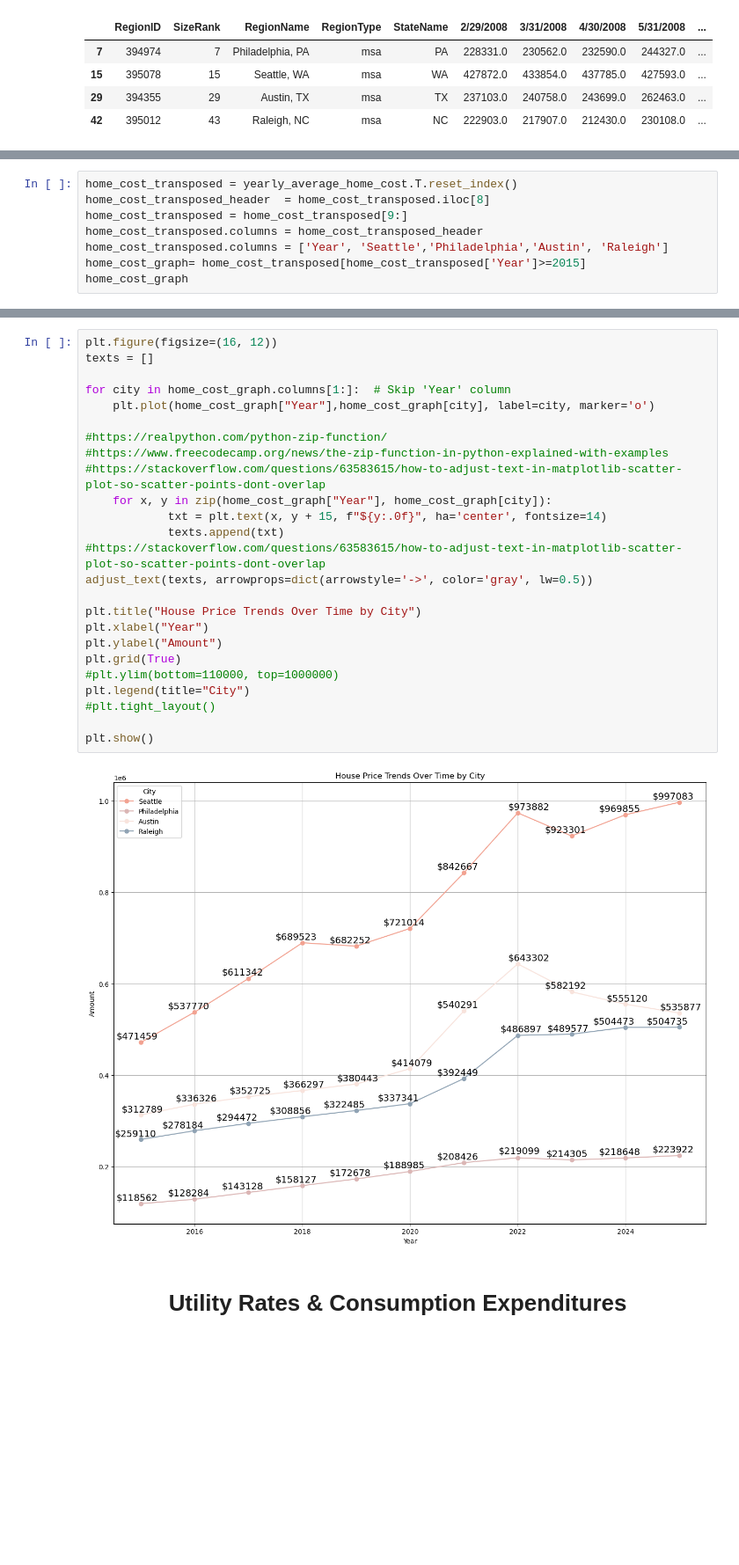
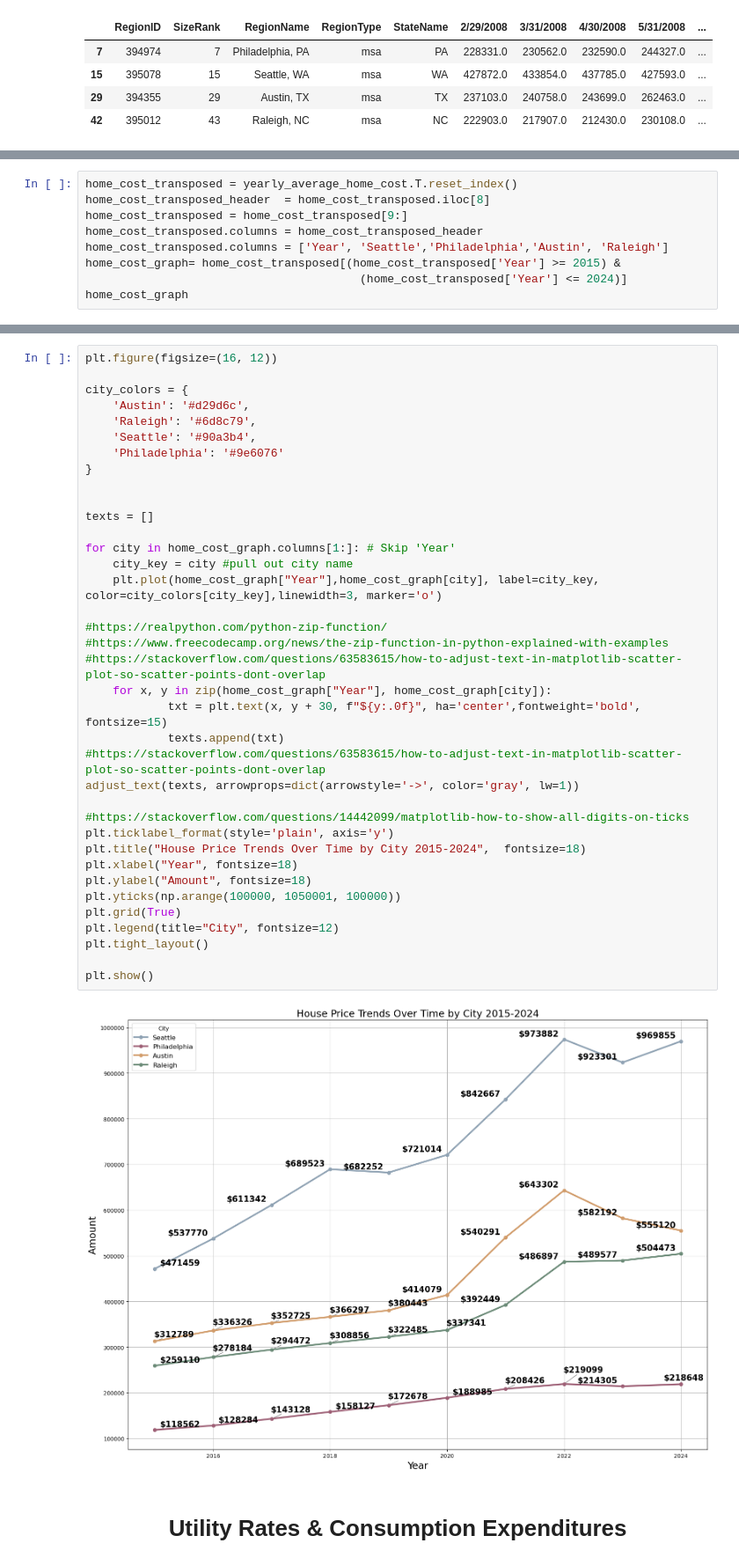
Before and after one commit to Hannah00Donnelly/nss-capstone-da14-2025, a Jupyter notebook: notebooks/hdonnelly_capstone.ipynb, the cells around one changed output, grey strips where cells are left out. Shown at 88% size. Drawn from its saved outputs; the diff is of its cells as text; blank space fills up the shorter version.

```diff
--- a/notebooks/hdonnelly_capstone.ipynb
+++ b/notebooks/hdonnelly_capstone.ipynb
@@ -1121,7 +1147,8 @@ home_cost_transposed_header  = home_cost_transposed.iloc[8]
 home_cost_transposed = home_cost_transposed[9:]
 home_cost_transposed.columns = home_cost_transposed_header
 home_cost_transposed.columns = ['Year', 'Seattle','Philadelphia','Austin', 'Raleigh']
-home_cost_graph= home_cost_transposed[home_cost_transposed['Year']>=2015]
+home_cost_graph= home_cost_transposed[(home_cost_transposed['Year'] >= 2015) &
+                                        (home_cost_transposed['Year'] <= 2024)]
 home_cost_graph
 # %% [output]
 |  | Year | Seattle | Philadelphia | Austin | Raleigh |
@@ -1139,30 +1165,42 @@ home_cost_graph
 # %%
 plt.figure(figsize=(16, 12))
+
+city_colors = {
+    'Austin': '#d29d6c',
+    'Raleigh': '#6d8c79',
+    'Seattle': '#90a3b4',
+    'Philadelphia': '#9e6076'
+}
+
+
 texts = []
 
-for city in home_cost_graph.columns[1:]:  # Skip 'Year' column
-    plt.plot(home_cost_graph["Year"],home_cost_graph[city], label=city, marker='o')
+for city in home_cost_graph.columns[1:]: # Skip 'Year'
+    city_key = city #pull out city name
+    plt.plot(home_cost_graph["Year"],home_cost_graph[city], label=city_key,  color=city_colors[city_key],linewidth=3, marker='o')
 
 #https://realpython.com/python-zip-function/
 #https://www.freecodecamp.org/news/the-zip-function-in-python-explained-with-examples
 #https://stackoverflow.com/questions/63583615/how-to-adjust-text-in-matplotlib-scatter-plot-so-scatter-points-dont-overlap
     for x, y in zip(home_cost_graph["Year"], home_cost_graph[city]):
-            txt = plt.text(x, y + 15, f"${y:.0f}", ha='center', fontsize=14)
+            txt = plt.text(x, y + 30, f"${y:.0f}", ha='center',fontweight='bold', fontsize=15)
             texts.append(txt)
 #https://stackoverflow.com/questions/63583615/how-to-adjust-text-in-matplotlib-scatter-plot-so-scatter-points-dont-overlap
-adjust_text(texts, arrowprops=dict(arrowstyle='->', color='gray', lw=0.5))
+adjust_text(texts, arrowprops=dict(arrowstyle='->', color='gray', lw=1))
 
-plt.title("House Price Trends Over Time by City")
-plt.xlabel("Year")
-plt.ylabel("Amount")
+#https://stackoverflow.com/questions/14442099/matplotlib-how-to-show-all-digits-on-ticks
+plt.ticklabel_format(style='plain', axis='y')
+plt.title("House Price Trends Over Time by City 2015-2024",  fontsize=18)
+plt.xlabel("Year", fontsize=18)
+plt.ylabel("Amount", fontsize=18)
+plt.yticks(np.arange(100000, 1050001, 100000))
 plt.grid(True)
-#plt.ylim(bottom=110000, top=1000000)
-plt.legend(title="City")
-#plt.tight_layout()
+plt.legend(title="City", fontsize=12)
+plt.tight_layout()
 
 plt.show()
 # %% [output]
-[figure, old version]
+[figure, new version]
 # %% [markdown]
 # <center> Utility Rates & Consumption Expenditures <center>
 # %% [markdown]
```
Also changed, not shown: parts of 13 cells of this notebook.
